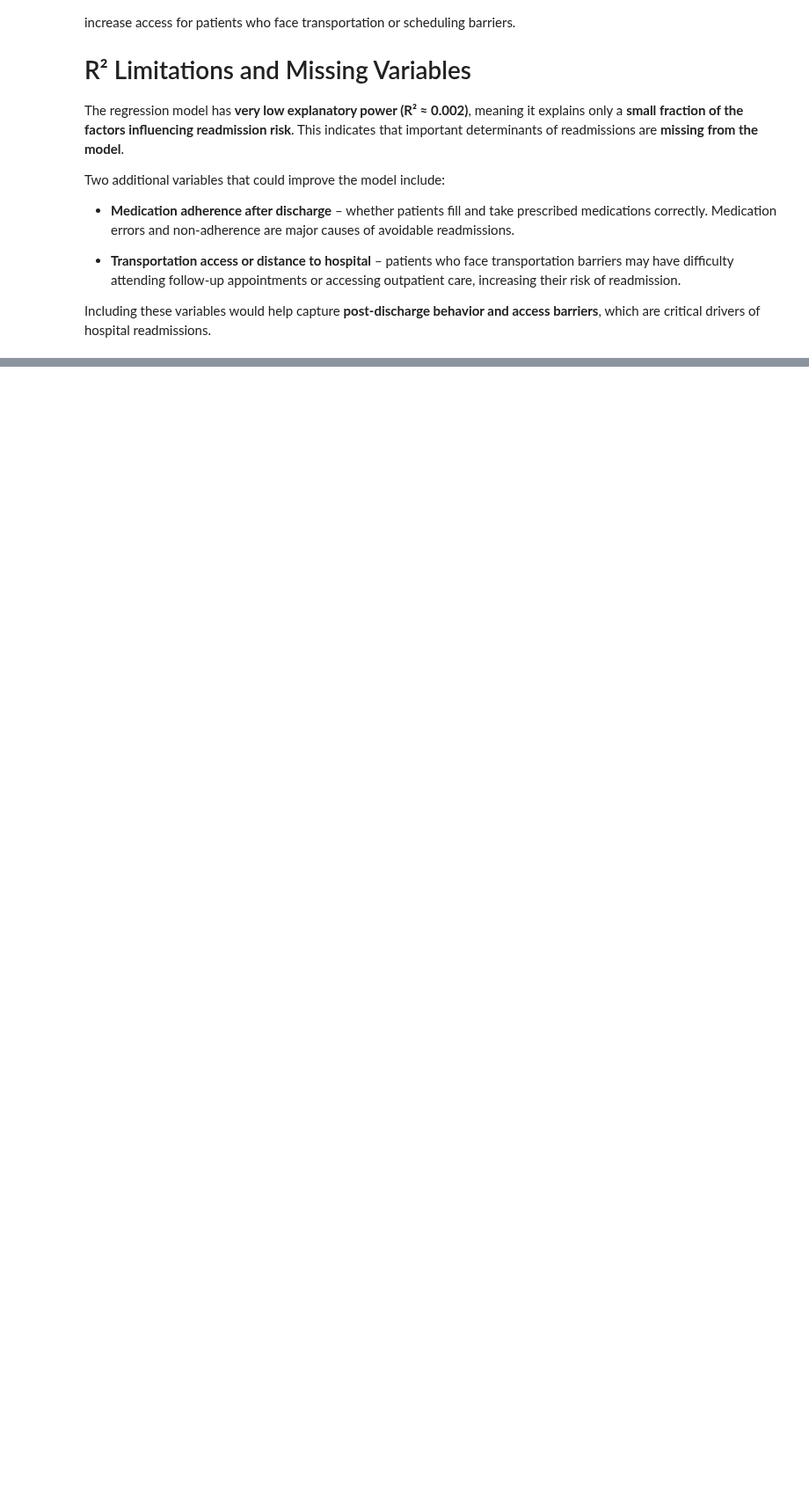
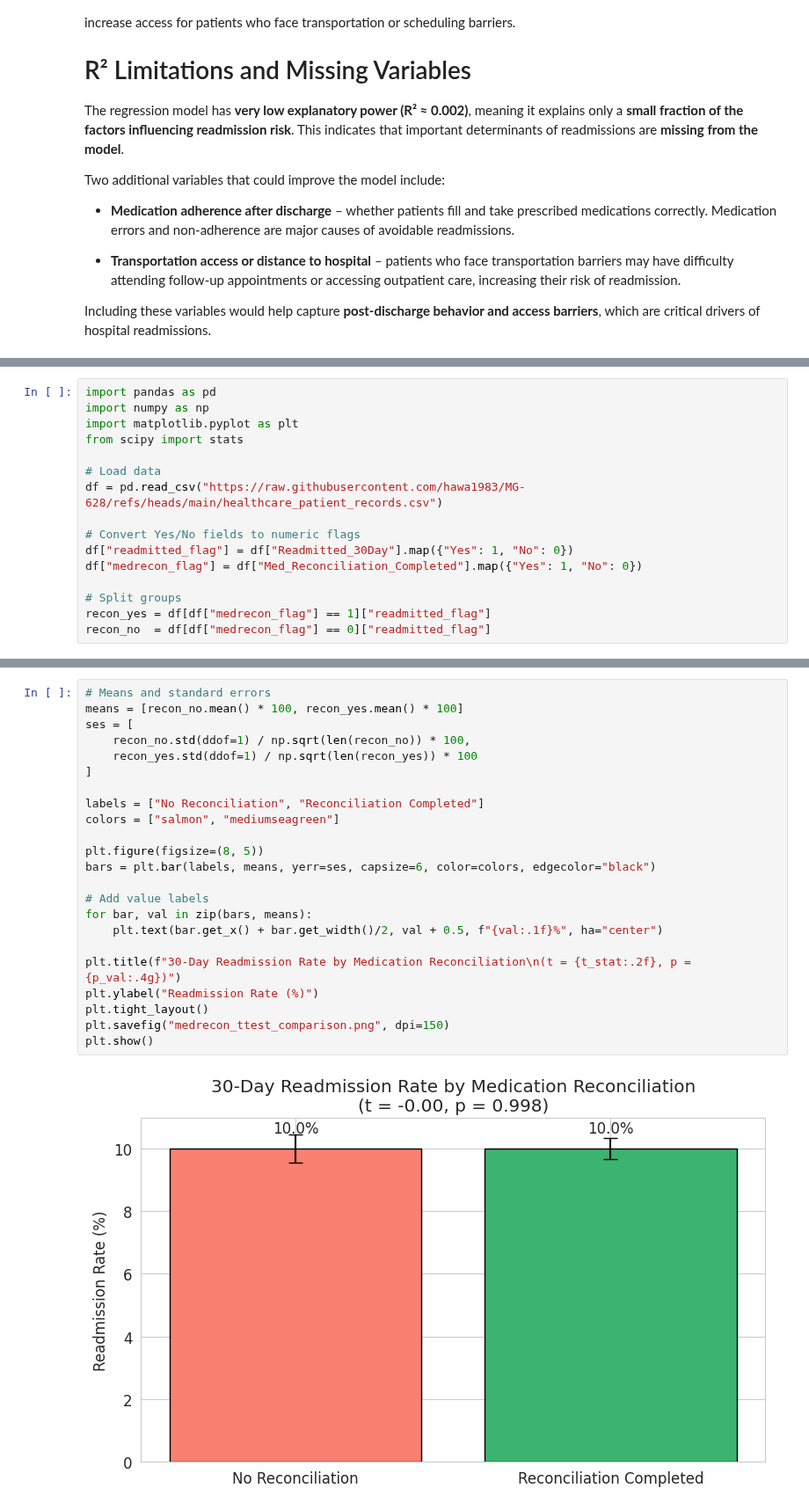
Before and after one commit to hawa1983/MG-628, a Jupyter notebook: Midterm_Regression_Project.ipynb, the cells around one changed output, grey strips where cells are left out. Shown at 88% size. Saved outputs shown, nothing was run; the diff lists cells and outputs as text; blank space fills up the shorter version.

```diff
--- a/Midterm_Regression_Project.ipynb
+++ b/Midterm_Regression_Project.ipynb
@@ -2558,0 +2595,16 @@ Including these variables would help capture **post-discharge behavior and acces
+# %%
+import pandas as pd
+import numpy as np
+import matplotlib.pyplot as plt
+from scipy import stats
+
+# Load data
+df = pd.read_csv("https://raw.githubusercontent.com/hawa1983/MG-628/refs/heads/main/healthcare_patient_records.csv")
+
+# Convert Yes/No fields to numeric flags
+df["readmitted_flag"] = df["Readmitted_30Day"].map({"Yes": 1, "No": 0})
+df["medrecon_flag"] = df["Med_Reconciliation_Completed"].map({"Yes": 1, "No": 0})
+
+# Split groups
+recon_yes = df[df["medrecon_flag"] == 1]["readmitted_flag"]
+recon_no  = df[df["medrecon_flag"] == 0]["readmitted_flag"]
@@ -2558,0 +2687,25 @@ Including these variables would help capture **post-discharge behavior and acces
+# %%
+# Means and standard errors
+means = [recon_no.mean() * 100, recon_yes.mean() * 100]
+ses = [
+    recon_no.std(ddof=1) / np.sqrt(len(recon_no)) * 100,
+    recon_yes.std(ddof=1) / np.sqrt(len(recon_yes)) * 100
+]
+
+labels = ["No Reconciliation", "Reconciliation Completed"]
+colors = ["salmon", "mediumseagreen"]
+
+plt.figure(figsize=(8, 5))
+bars = plt.bar(labels, means, yerr=ses, capsize=6, color=colors, edgecolor="black")
+
+# Add value labels
+for bar, val in zip(bars, means):
+    plt.text(bar.get_x() + bar.get_width()/2, val + 0.5, f"{val:.1f}%", ha="center")
+
+plt.title(f"30-Day Readmission Rate by Medication Reconciliation\n(t = {t_stat:.2f}, p = {p_val:.4g})")
+plt.ylabel("Readmission Rate (%)")
+plt.tight_layout()
+plt.savefig("medrecon_ttest_comparison.png", dpi=150)
+plt.show()
+# %% [output]
+[figure, added]
```
Also changed, not shown: parts of 28 cells of this notebook.
